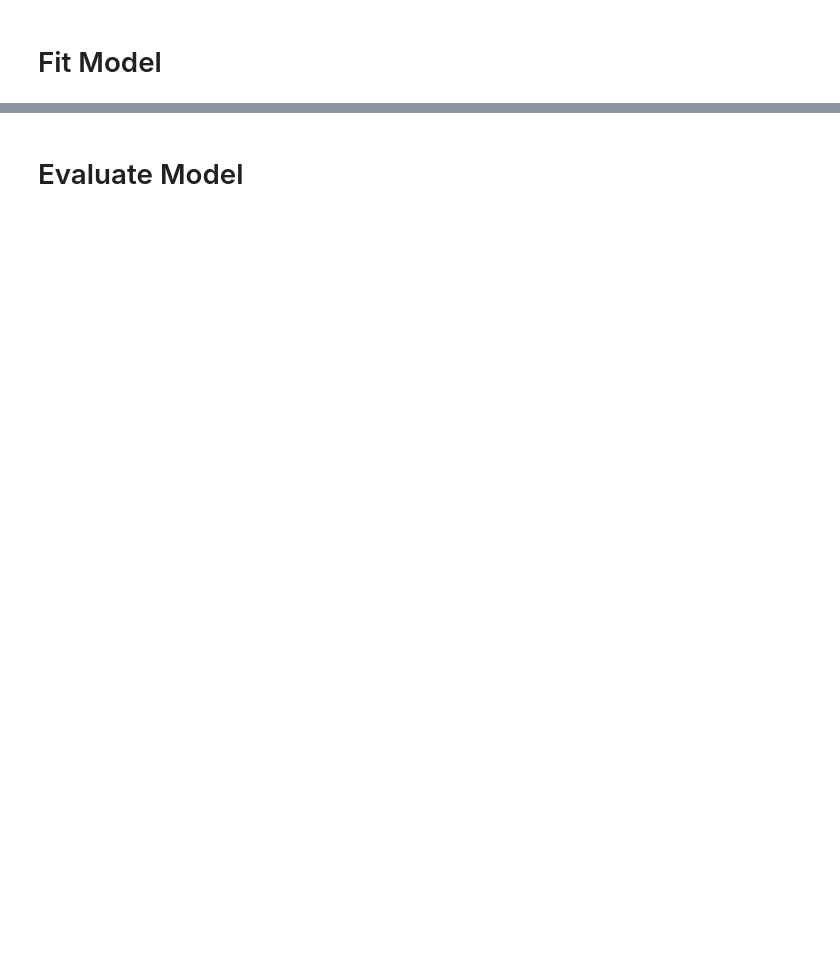
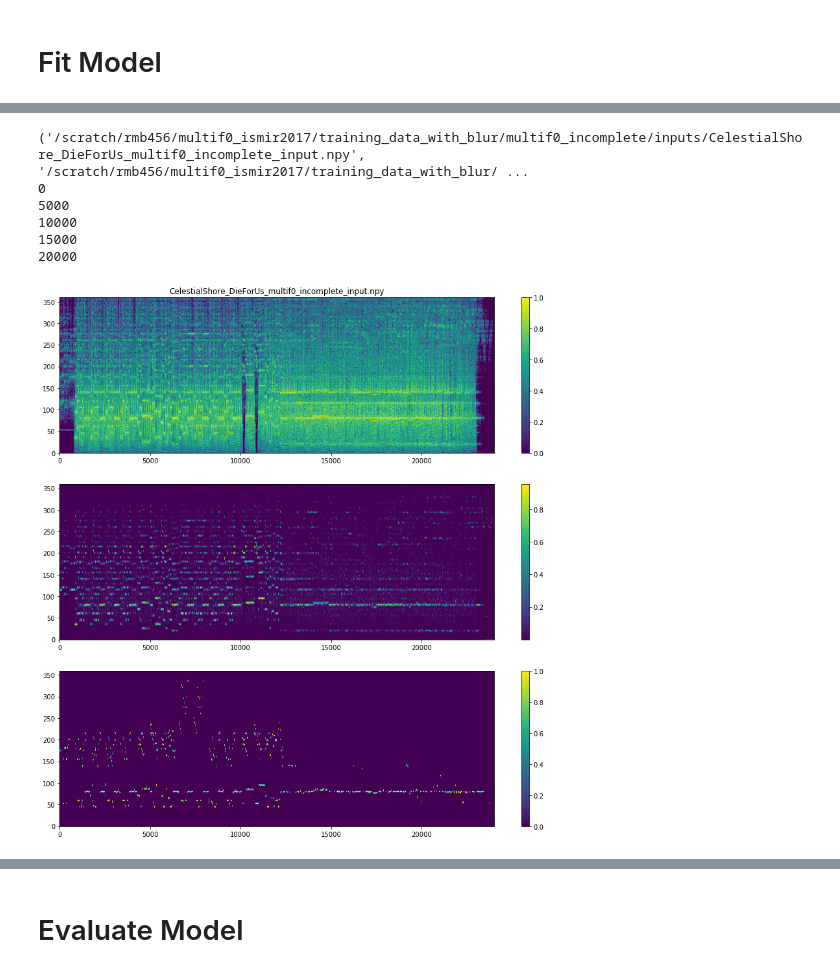
Before and after one commit to rabitt/ismir2017-deepsalience, a Jupyter notebook: notebooks/train_network.ipynb, the cells around one changed output, grey strips where cells are left out. Drawn from its saved outputs; the diff is of its cells as text; code cells hidden in the pictures; blank space fills up the shorter version.

```diff
--- a/notebooks/train_network.ipynb
+++ b/notebooks/train_network.ipynb
@@ -118,9 +125,8 @@ def get_file_paths(mtrack_list, data_path):
 # %%
 class Data(object):
 
-    def __init__(self, mtrack_list, data_path, input_patch_size=(26, 26),
-                 output_patch_size=(20, 20),
-                 batch_size=1024):
+    def __init__(self, mtrack_list, data_path, input_patch_size,
+                 output_patch_size, batch_size):
 
         self.mtrack_list = mtrack_list
         self.input_patch_size = input_patch_size
@@ -204,8 +210,8 @@ class Data(object):
 data_path = "/scratch/rmb456/multif0_ismir2017/training_data_with_blur/multif0_complete/"
 mtrack_list = mdb.TRACK_LIST_V1 + mdb.TRACK_LIST_V2 + mdb.TRACK_LIST_EXTRA
 dat = Data(
-    mtrack_list, data_path, input_patch_size=(26, 26),
-    output_patch_size=(20, 20), batch_size=1024
+    mtrack_list, data_path, input_patch_size=(360, 50),
+    output_patch_size=(360, 50), batch_size=10
 )
 # %% [output]
 320
@@ -304,0 +362,59 @@ ValueError: output of generator should be a tuple `(x, y, sample_weight)` or `(x
+# %%
+best_model = Model(inputs=inputs, outputs=predictions)
+best_model.load_weights('/scratch/rmb456/multif0_ismir2017/saved_models/model_5.pkl')
+best_model.compile(
+    loss=bkld,
+    metrics=['mse', soft_binary_accuracy],
+    optimizer='adam')
+# test_eval = best_model.evaluate_generator(test_generator, 5000, max_q_size=10)
+# print(test_eval)
+# %%
+i = np.random.choice(range(len(dat.test_files)))
+test_pair = dat.test_files[i]
+test_pair = ('/scratch/rmb456/multif0_ismir2017/training_data_with_blur/multif0_incomplete/inputs/CelestialShore_DieForUs_multif0_incomplete_input.npy',
+ '/scratch/rmb456/multif0_ismir2017/training_data_with_blur/multif0_incomplete/outputs/CelestialShore_DieForUs_multif0_incomplete_output.npy')
+print(test_pair)
+if os.path.basename(test_pair[0]).split('_')[1] == "AnEveningWithOliver":
+    print("skipping this too big")
+else:
+
+    true_output = np.load(test_pair[1])
+    input_hcqt = np.load(test_pair[0]).transpose(1, 2, 0)[np.newaxis, :, :, :]
+
+    n_t = input_hcqt.shape[2]
+    t_slices = list(np.arange(0, n_t, 5000))
+    output_list = []
+    for t in t_slices:
+        print(t)
+        output_list.append(best_model.predict(input_hcqt[:, :, t:t+5000, :])[0, :, :])
+
+    predicted_output = np.hstack(output_list)
+
+#     np.save('/home/rmb456/repos/multif0/pred_output_example.npy', predicted_output)
+#     np.save('/home/rmb456/repos/multif0/true_output_example.npy', true_output)
+
+    plt.figure(figsize=(15, 15))
+
+    plt.subplot(3, 1, 1)
+    plt.title(os.path.basename(test_pair[0]))
+    plt.imshow(input_hcqt[0, :, :, 1], origin='lower')
+    plt.axis('auto')
+    plt.colorbar()
+
+    plt.subplot(3, 1, 2)
+    plt.imshow(predicted_output, origin='lower')
+    plt.axis('auto')
+    plt.colorbar()
+
+    plt.subplot(3, 1, 3)
+    plt.imshow(true_output, origin='lower')
+    plt.axis('auto')
+    plt.colorbar()
+# %% [output]
+('/scratch/rmb456/multif0_ismir2017/training_data_with_blur/multif0_incomplete/inputs/CelestialShore_DieForUs_multif0_incomplete_input.npy', '/scratch/rmb456/multif0_ismir2017/training_data_with_blur/ ...
+0
+5000
+10000
+15000
+20000
+[figure, added]
```
Also changed, not shown: parts of 25 cells of this notebook, 5 other files.
